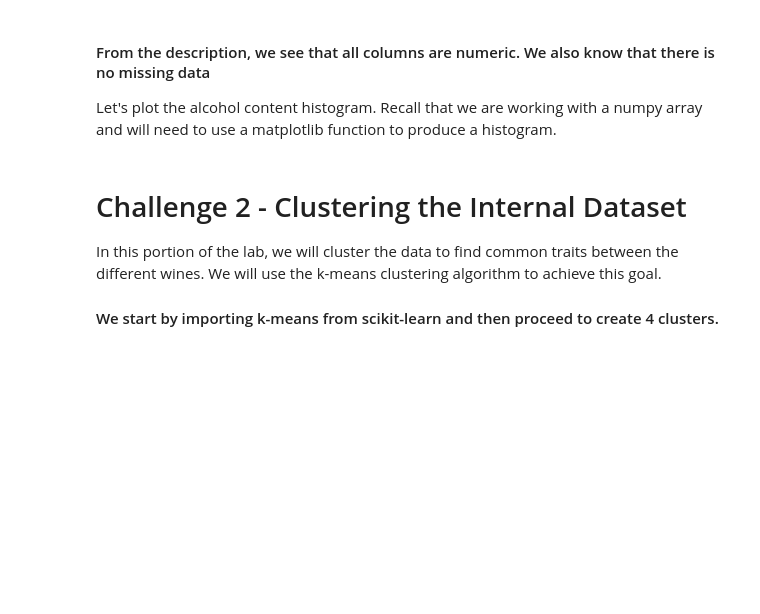
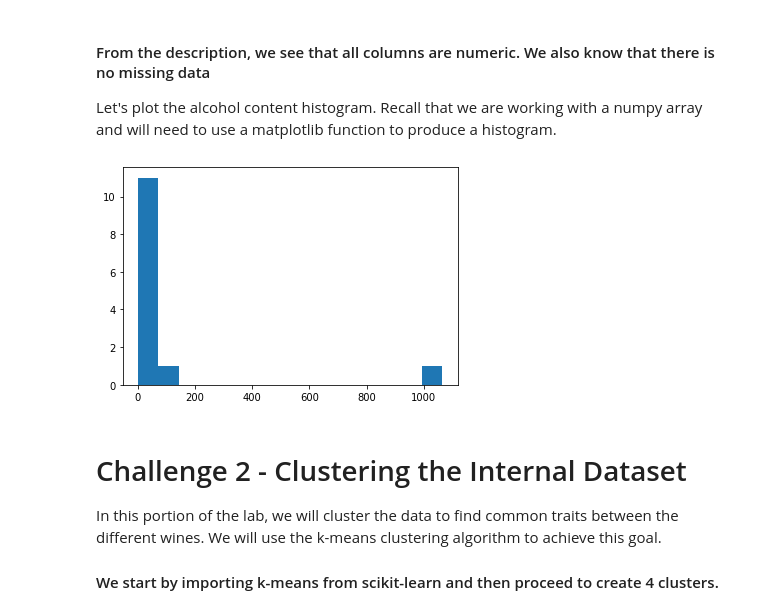
Before and after one commit to ta-datapt-bcn/lab-unsupervised-learning-and-sklearn, a Jupyter notebook: your-code/main.ipynb, the cells around one changed output. Cells and saved outputs as stored; diff of their text form; code cells hidden in the pictures; blank space fills up the shorter version.

```diff
--- a/your-code/main.ipynb
+++ b/your-code/main.ipynb
@@ -17,6 +30,7 @@ from sklearn.datasets import load_wine
 In the cell below, use the `load_wine` function and assign the wine dataset to a variable called `wine`.
 # %%
 # Your code here:
+wine = load_wine()
 # %% [markdown]
 In the next step, list the keys of the variable `wine` to examine its contents. Note that the `load_wine` function does not return dataframes. It returns you a Python dictionary.
 # %%
@@ -40,5 +89,13 @@ Let's plot the alcohol content histogram. Recall that we are working with a nump
+# %%
+# imports
+X = wine.data
+y = wine.target
 # %%
 # Your code here:
+plt.hist(X[0],bins=15)
+plt.show()
+# %% [output]
+[figure, added]
 # %% [markdown]
 # Challenge 2 - Clustering the Internal Dataset
 
```
Also changed, not shown: parts of 47 cells of this notebook, 1 other file.
